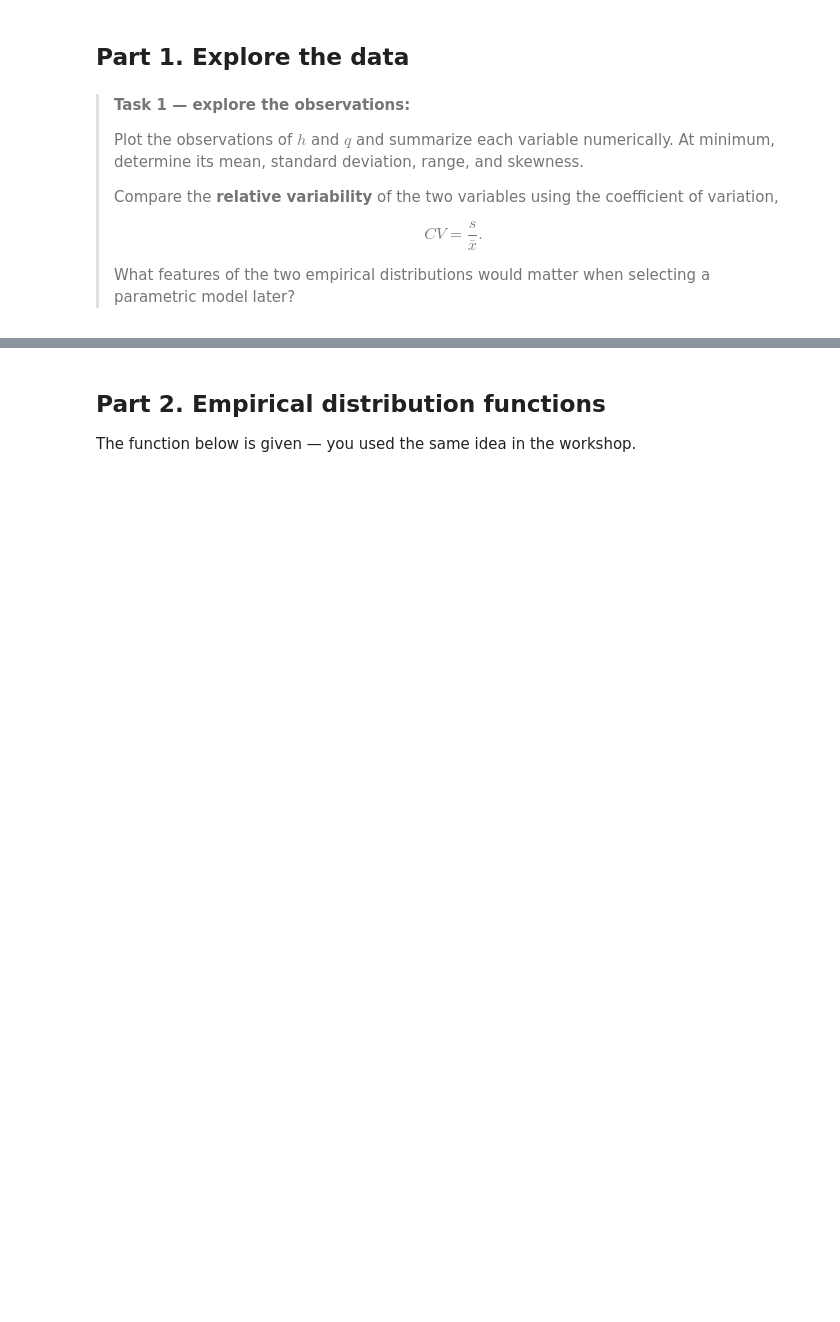
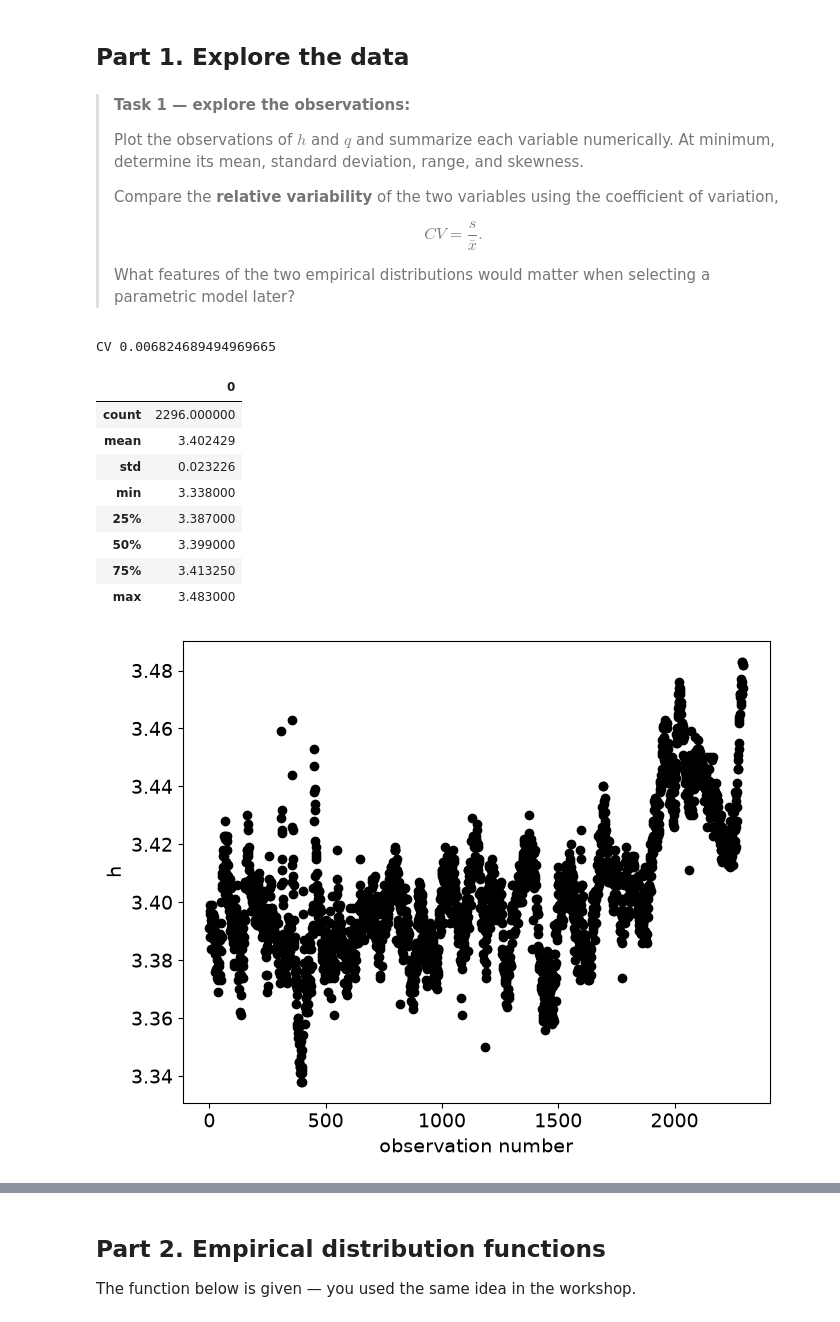
Before and after one commit to prajwalabc/GA1.4, a Jupyter notebook: GA_1.4.ipynb, the cells around one changed output, grey strips where cells are left out. Saved outputs shown, nothing was run; the diff lists cells and outputs as text; code cells hidden in the pictures; blank space fills up the shorter version.

```diff
--- a/GA_1.4.ipynb
+++ b/GA_1.4.ipynb
@@ -68,4 +74,30 @@ h, q = np.genfromtxt('dataset_thames.csv', delimiter=',', unpack=True, skip_head
 >What features of the two empirical distributions would matter when selecting a parametric model later?
 >
 # %%
-### YOUR CODE HERE
+## plot h
+plt.figure(figsize=(10, 6))
+gs = GridSpec(nrows=1, ncols=2, width_ratios=[1, 0.2])
+
+plt.subplot(gs[0, 0])
+plt.plot(h, 'ok')
+plt.xlabel('observation number'); plt.ylabel("h")
+ylims = plt.gca().get_ylim()
+
+## summary
+# h
+
+df_h = pd.DataFrame(h)
+print("CV", np.std(df_h) /np.mean(df_h))
+df_h.describe()
+# %% [output]
+CV 0.006824689494969665
+|  | 0 |
+| count | 2296.000000 |
+| mean | 3.402429 |
+| std | 0.023226 |
+| min | 3.338000 |
+| 25% | 3.387000 |
+| 50% | 3.399000 |
+| 75% | 3.413250 |
+| max | 3.483000 |
+[figure, added]
```
Also changed, not shown: parts of 5 cells of this notebook, 1 other file.
